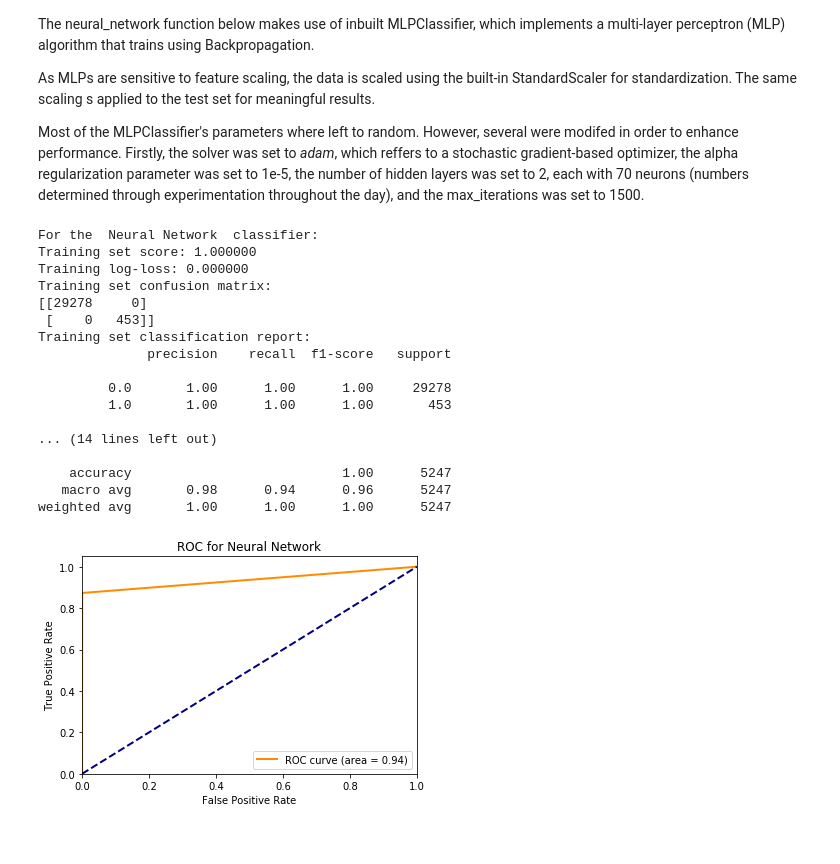
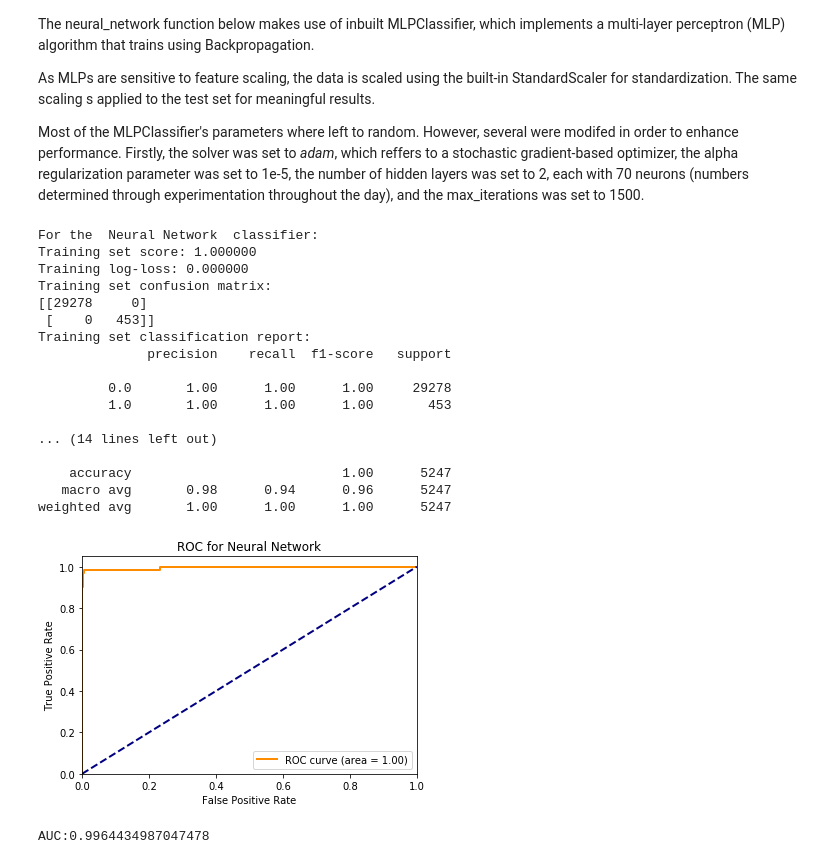
Before and after one commit to SABS-R3-projects/JA-ML, a Jupyter notebook: MAIN-SRC.ipynb, the cells around one changed output. Drawn from its saved outputs; the diff is of its cells as text; code cells hidden in the pictures.

```diff
--- a/MAIN-SRC.ipynb
+++ b/MAIN-SRC.ipynb
@@ -395,7 +399,8 @@ def RandomForest(X_train, y_train, X_test):
     rf_classifier = rf_classifier.fit(X_train, y_train)
     y_predicted_test = rf_classifier.predict(X_test)
     y_predicted_train = rf_classifier.predict(X_train)
-    return y_predicted_train, y_predicted_test
+    y_score = rf_classifier.predict_proba(X_test)[:,1]
+    return y_predicted_train, y_predicted_test, y_score
 # %%
-y_predicted_train, y_predicted_test = RandomForest(X_train, y_train, X_test)
+y_predicted_train, y_predicted_test, y_score = RandomForest(X_train, y_train, X_test)
 # %%
@@ -460,28 +466,29 @@ def neural_network(X_train, X_test, y_train, y_test):
 
     predicted_train = classifier.predict(X_train)
     predicted_test = classifier.predict(X_test)
-
-    return predicted_train, predicted_test
+    y_score = classifier.predict_proba(X_test)[:,1]
+    return predicted_train, predicted_test, y_score
 # %%
-y_predicted_train, y_predicted_test = neural_network(X_train, X_test, y_train, y_test)
+y_predicted_train, y_predicted_test, y_score = neural_network(X_train, X_test, y_train, y_test)
 # %%
-model_evaluation(X_train, X_test, y_train, y_test, y_predicted_train, y_predicted_test, title='Neural Network')
+model_evaluation(X_train, X_test, y_train, y_test, y_predicted_train, y_predicted_test, y_score, title='Neural Network')
 # %% [output]
 For the  Neural Network  classifier:
 Training set score: 1.000000
 Training log-loss: 0.000000
 Training set confusion matrix:
 [[29278     0]
  [    0   453]]
 Training set classification report:
               precision    recall  f1-score   support
 
          0.0       1.00      1.00      1.00     29278
          1.0       1.00      1.00      1.00       453
 
 ... (14 lines left out)
 
     accuracy                           1.00      5247
    macro avg       0.98      0.94      0.96      5247
 weighted avg       1.00      1.00      1.00      5247
-[figure, old version]
+[figure, new version]
+AUC:0.9964434987047478
```
Also changed, not shown: parts of 15 cells of this notebook.
